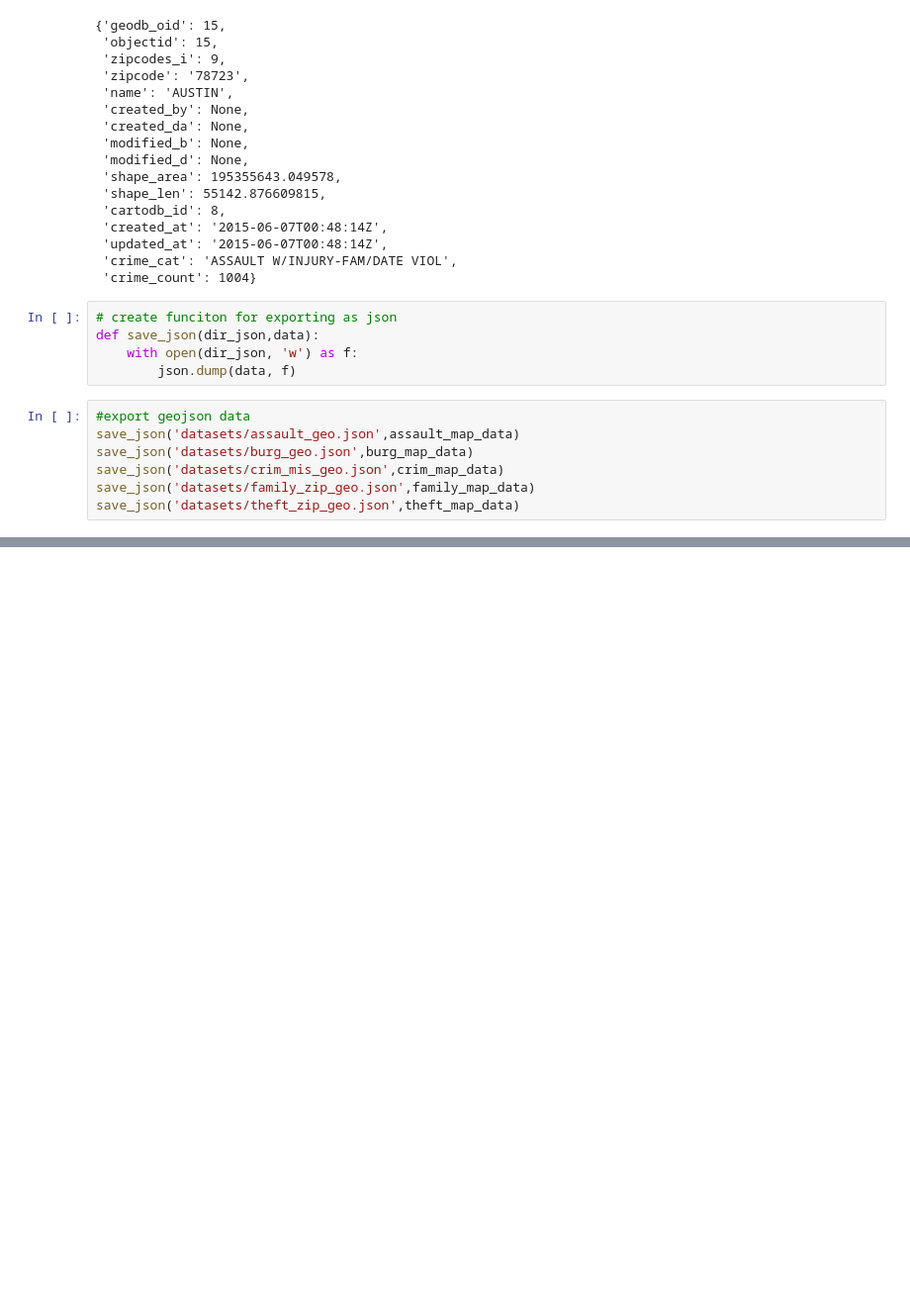
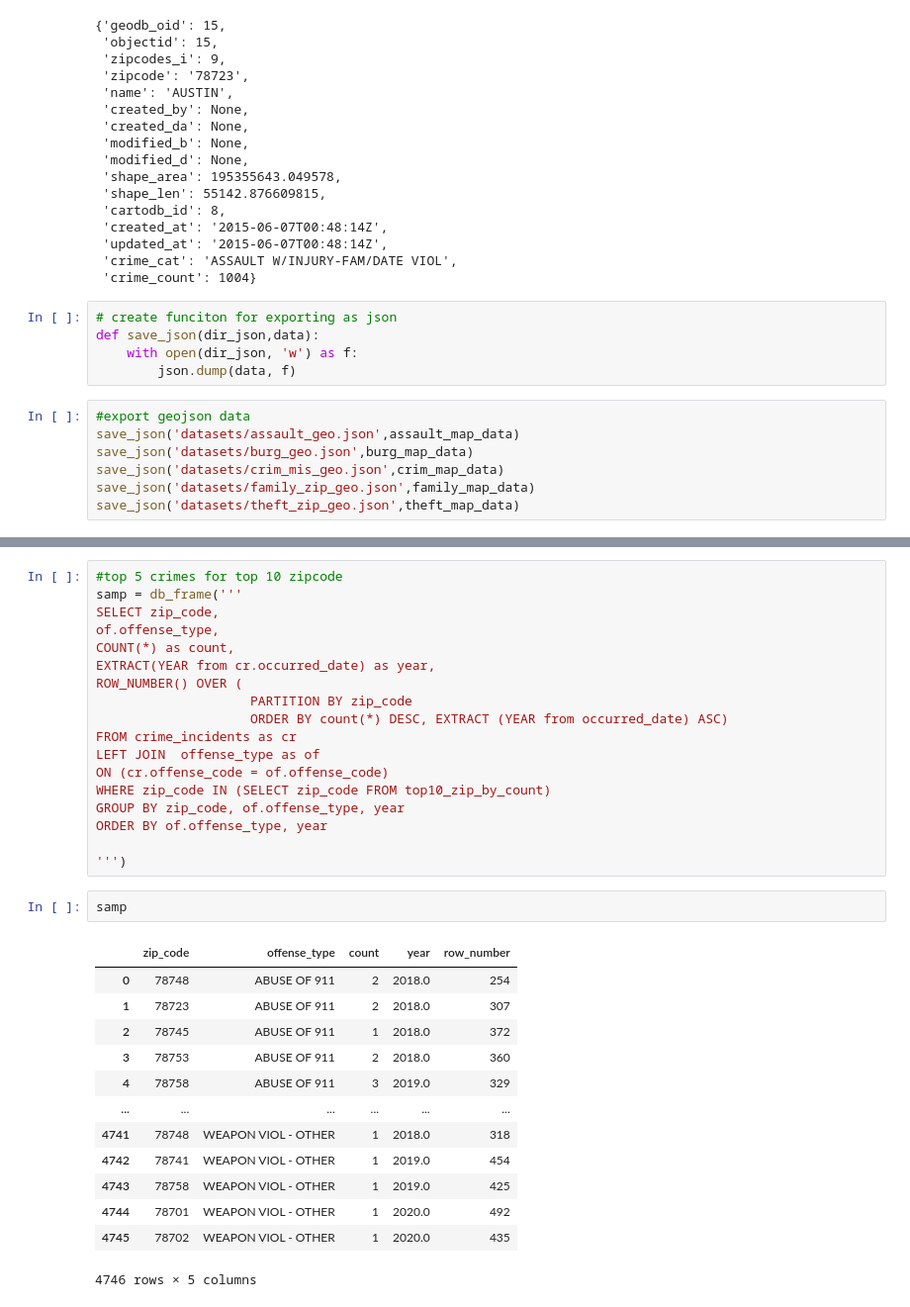
Before and after one commit to DonnieData/austin_crime_EDA, a Jupyter notebook: crime_data_EDA.ipynb, the cells around one changed output, grey strips where cells are left out. Shown: that part at 99% size. Saved outputs shown, nothing was run; the diff lists cells and outputs as text; blank space fills up the shorter version.

```diff
--- a/crime_data_EDA.ipynb
+++ b/crime_data_EDA.ipynb
@@ -1181,0 +1245,34 @@ for i in list(range(len(zipgeo['features']))):
+# %%
+#top 5 crimes for top 10 zipcode
+samp = db_frame('''
+SELECT zip_code,
+of.offense_type,
+COUNT(*) as count,
+EXTRACT(YEAR from cr.occurred_date) as year,
+ROW_NUMBER() OVER (
+                    PARTITION BY zip_code
+                    ORDER BY count(*) DESC, EXTRACT (YEAR from occurred_date) ASC)
+FROM crime_incidents as cr
+LEFT JOIN  offense_type as of
+ON (cr.offense_code = of.offense_code)
+WHERE zip_code IN (SELECT zip_code FROM top10_zip_by_count)
+GROUP BY zip_code, of.offense_type, year
+ORDER BY of.offense_type, year
+
+''')
+# %%
+samp
+# %% [output]
+|  | zip_code | offense_type | count | year | row_number |
+| 0 | 78748 | ABUSE OF 911 | 2 | 2018.0 | 254 |
+| 1 | 78723 | ABUSE OF 911 | 2 | 2018.0 | 307 |
+| 2 | 78745 | ABUSE OF 911 | 1 | 2018.0 | 372 |
+| 3 | 78753 | ABUSE OF 911 | 2 | 2018.0 | 360 |
+| 4 | 78758 | ABUSE OF 911 | 3 | 2019.0 | 329 |
+| ... | ... | ... | ... | ... | ... |
+| 4741 | 78748 | WEAPON VIOL - OTHER | 1 | 2018.0 | 318 |
+| 4742 | 78741 | WEAPON VIOL - OTHER | 1 | 2019.0 | 454 |
+| 4743 | 78758 | WEAPON VIOL - OTHER | 1 | 2019.0 | 425 |
+| 4744 | 78701 | WEAPON VIOL - OTHER | 1 | 2020.0 | 492 |
+| 4745 | 78702 | WEAPON VIOL - OTHER | 1 | 2020.0 | 435 |
+4746 rows × 5 columns
```
Also changed, not shown: parts of 7 cells of this notebook, 2 other files.
